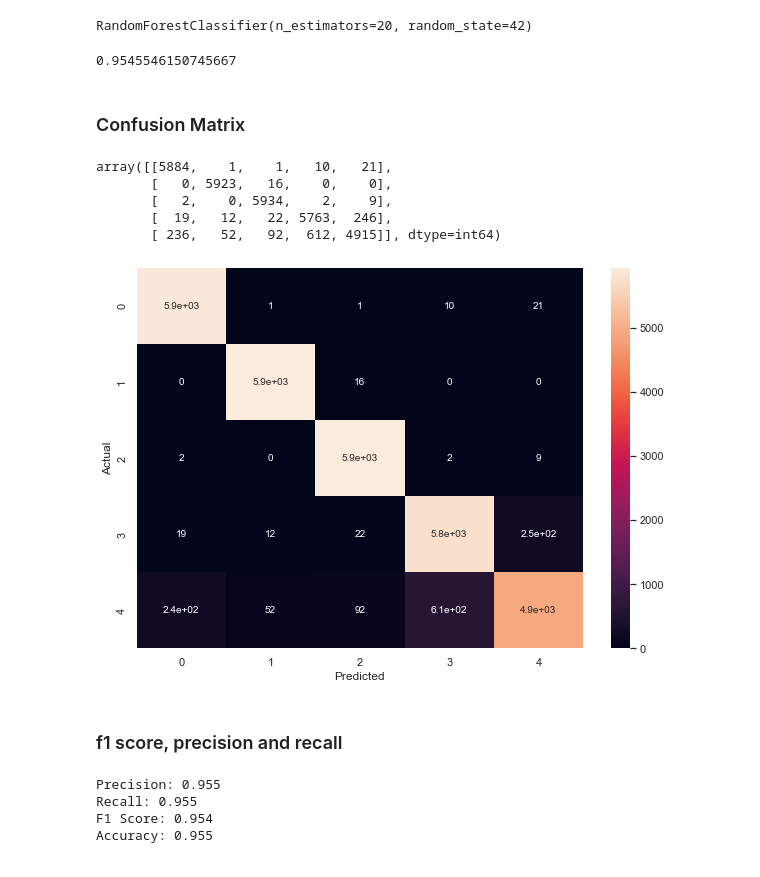
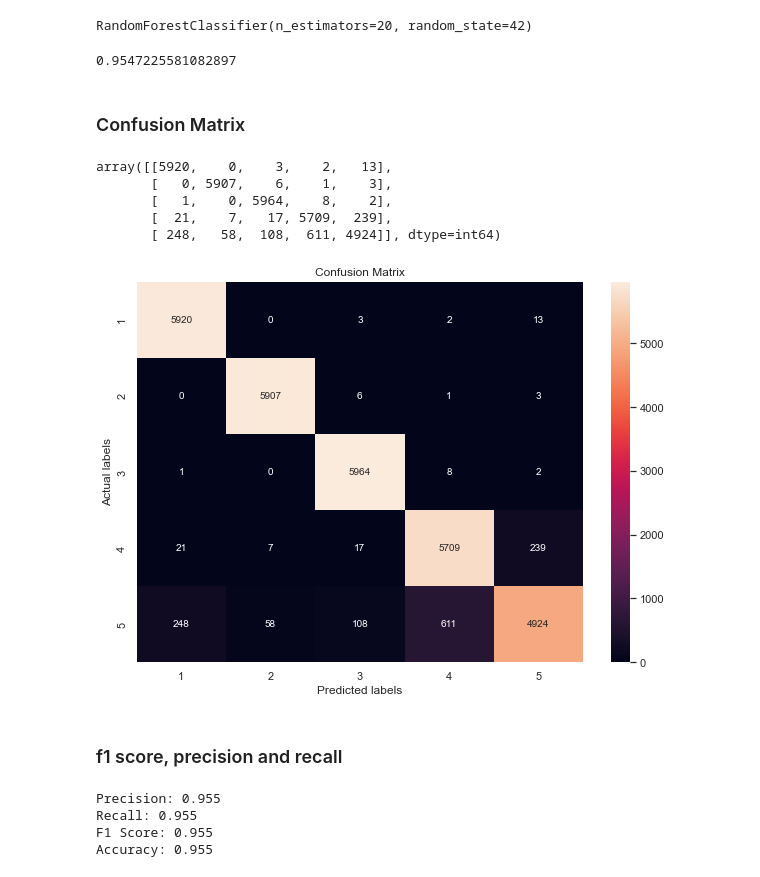
Before and after one commit to gkontogiannhs/Data-Mining, a Jupyter notebook: NLP.ipynb, the cells around one changed output. Saved outputs shown, nothing was run; the diff lists cells and outputs as text; code cells hidden in the pictures.

```diff
--- a/NLP.ipynb
+++ b/NLP.ipynb
@@ -75,7 +75,7 @@ Y = reviews['rating'].values
 ## Word Embeddings model creation - Word2Vec
 # %%
 model = Word2Vec(
-    window=5,
+    window=10,
     min_count=1,
     workers=4
 )
@@ -190,38 +176,42 @@ RandomForestClassifier(n_estimators=20, random_state=42)
 # %%
 randomForest.score(X_test, y_test)
 # %% [output]
-0.9545546150745667
+0.9547225581082897
 # %%
 y_pred = randomForest.predict(X_test)
 # %% [markdown]
 ### Confusion Matrix
 # %%
-cm = confusion_matrix(y_test, y_pred)
+cm = confusion_matrix(y_test, y_pred, labels=[1, 2, 3, 4, 5])
 cm
 # %% [output]
-array([[5884,    1,    1,   10,   21],
-       [   0, 5923,   16,    0,    0],
-       [   2,    0, 5934,    2,    9],
-       [  19,   12,   22, 5763,  246],
-       [ 236,   52,   92,  612, 4915]], dtype=int64)
+array([[5920,    0,    3,    2,   13],
+       [   0, 5907,    6,    1,    3],
+       [   1,    0, 5964,    8,    2],
+       [  21,    7,   17, 5709,  239],
+       [ 248,   58,  108,  611, 4924]], dtype=int64)
 # %%
 %matplotlib inline
+
 plt.figure(figsize=(10,7))
-sns.heatmap(cm, annot=True)
-plt.xlabel('Predicted')
-plt.ylabel('Actual')
+ax = plt.subplot()
+sns.heatmap(cm, annot=True, fmt='g', ax=ax)
+# labels, title and ticks
+ax.set_xlabel('Predicted labels');ax.set_ylabel('Actual labels');
+ax.set_title('Confusion Matrix');
+ax.xaxis.set_ticklabels([1, 2, 3, 4, 5]); ax.yaxis.set_ticklabels([1, 2, 3, 4, 5]);
 plt.show()
 # %% [output]
-[figure, old version]
+[figure, new version]
 # %% [markdown]
 ###  f1 score, precision and recall
 # %%
-print('Precision: %.3f' % precision_score(y_test, y_pred, average='weighted'))
-print('Recall: %.3f' % recall_score(y_test, y_pred, average='weighted'))
-print('F1 Score: %.3f' % f1_score(y_test, y_pred, average='weighted'))
+print('Precision: %.3f' % precision_score(y_test, y_pred, average='micro'))
+print('Recall: %.3f' % recall_score(y_test, y_pred, average='micro'))
+print('F1 Score: %.3f' % f1_score(y_test, y_pred, average='micro'))
 print('Accuracy: %.3f' % accuracy_score(y_test, y_pred))
 # %% [output]
 Precision: 0.955
 Recall: 0.955
-F1 Score: 0.954
+F1 Score: 0.955
 Accuracy: 0.955
```
Also changed, not shown: parts of 6 cells of this notebook, 1 other file.
